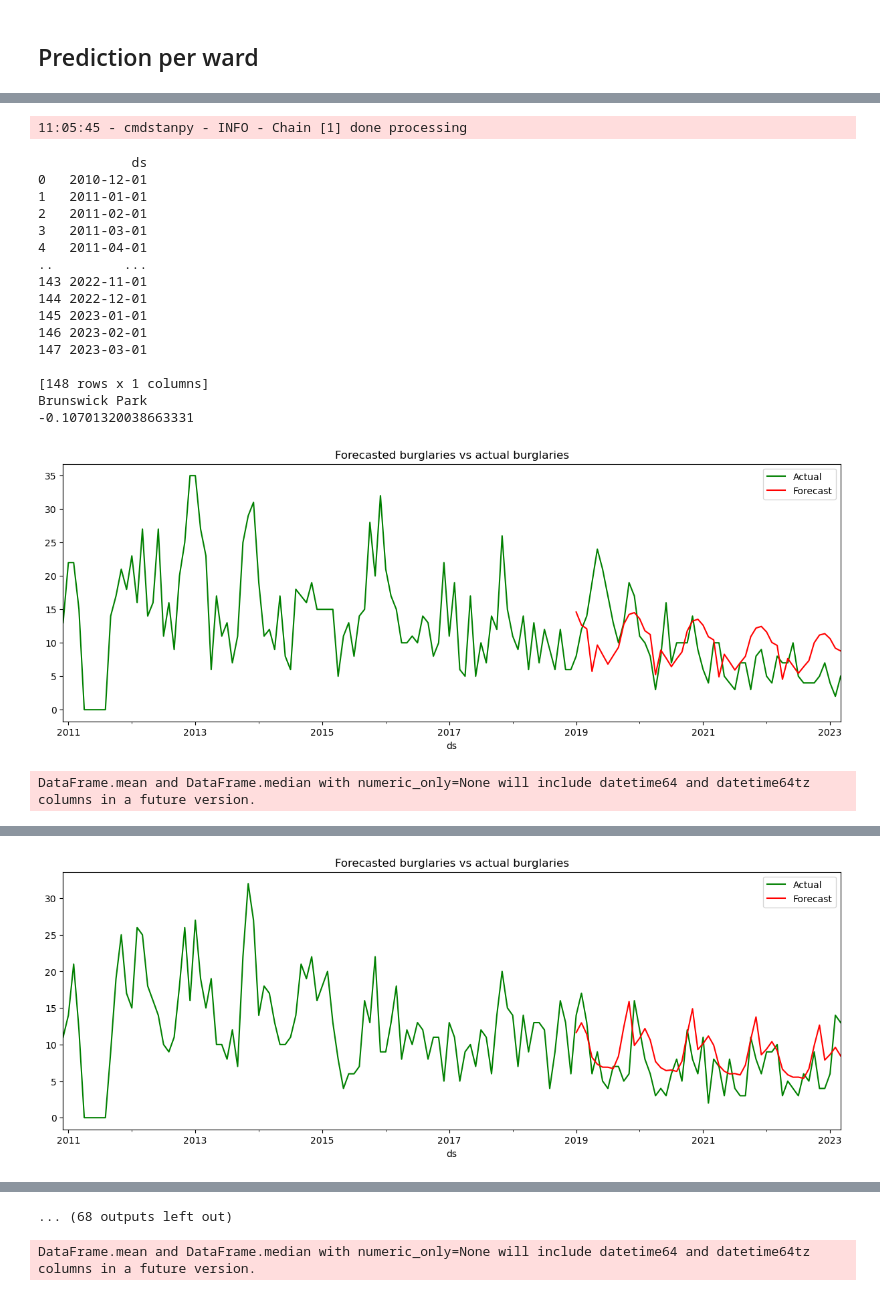
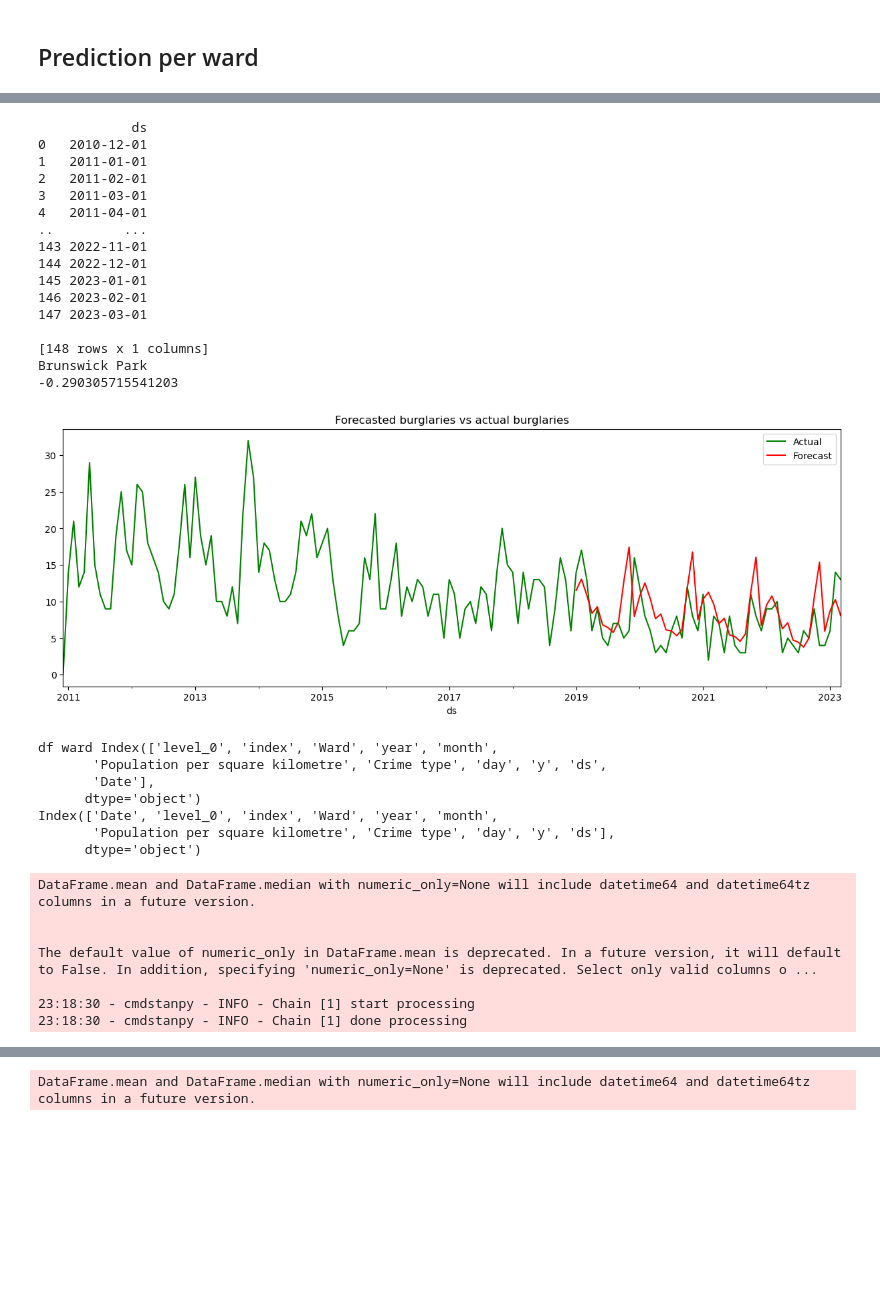
Before and after one commit to isavgt/JBG050-group11, a Jupyter notebook: forecast_prophet.ipynb, the cells around one changed output, grey strips where cells are left out. Saved outputs shown, nothing was run; the diff lists cells and outputs as text; code cells hidden in the pictures; blank space fills up the shorter version.

```diff
--- a/forecast_prophet.ipynb
+++ b/forecast_prophet.ipynb
@@ -139,17 +138,18 @@ best_model.plot_components(forecast)
 ## Prediction per ward
 # %%
 # Create the dataframe
-df_per_ward =  pd.read_csv('C:/Users/20203697/Downloads/filtered_df_utility_cols.csv')
-
+file =  pd.read_csv('C:/Users/20203697/Downloads/filtered_df_utility_cols.csv')
+df_per_ward= file.sort_values(['Year','Month num'],ascending=False).groupby(['Ward', 'Year', 'Month num', 'Population per square kilometre'])['Crime type'].count()
 # Create a dataframe with the wanted dates
 dates = pd.date_range(start='12/1/2010', end='3/1/2023', freq='MS').to_frame()
-
+df_per_ward = df_per_ward.reset_index()
 # Specify columns: ds, y, Date
-df_per_ward['y'] = df_per_ward['Burglary Rate']
 df_per_ward['day'] = 1
 df_per_ward = df_per_ward.reset_index()
+df_per_ward['y'] = df_per_ward['Crime type']
 df_per_ward = df_per_ward.rename(columns={'Month num': 'month', 'Year': 'year'})
 df_per_ward['ds'] = pd.to_datetime(df_per_ward[['year', 'month', 'day']])
 df_per_ward['Date'] = df_per_ward['ds']
 dates['Date'] = dates[0]
 dates = dates[['Date']]
+print(df_per_ward.columns)
@@ -156,10 +160,24 @@ dates = dates[['Date']]
 # %%
+#print(df_per_ward)
+
 # Get holiday dataset
 holiday = pd.DataFrame([])
 for date, name in sorted(holidays.country_holidays('GB', subdiv='England', years=[2012, 2013, 2014, 2015, 2016, 2017, 2018,2019,2020,2021, 2022, 2023]).items()):
     holiday= pd.concat([holiday, pd.DataFrame({'ds': date, 'holiday': "England-Holidays"}, index=[0])], ignore_index=True)
 
 holiday['ds'] = pd.to_datetime(holiday['ds'], format='%Y-%m-%d', errors='ignore')
+
+# Create a dataframe with the wanted dates
+dates = pd.date_range(start='12/1/2010', end='3/1/2023', freq='MS').to_frame()
+
+# Specify columns: ds, y, Date
+df_per_ward['day'] = 1
+df_per_ward = df_per_ward.reset_index()
+df_per_ward = df_per_ward.rename(columns={'Month num': 'month', 'Year': 'year'})
+df_per_ward['ds'] = pd.to_datetime(df_per_ward[['year', 'month', 'day']])
+df_per_ward['Date'] = df_per_ward['ds']
+dates['Date'] = dates[0]
+dates = dates[['Date']]
 
 # Loop over wards
 wards = ['Brunswick Park', 'Burnt Oak', 'Childs Hill', 'East Barnet',
@@ -170,8 +188,8 @@ wards = ['Brunswick Park', 'Burnt Oak', 'Childs Hill', 'East Barnet',
 for ward in wards:
        # Select data of ward
        df_ward = df_per_ward[df_per_ward['Ward']==ward]
-       df_ward = df_ward[['ds', 'Date', 'year', 'y', 'Population', 'Population per square kilometre', 'Hectares']]
-
+       #df_ward = df_ward[['ds', 'Date', 'year', 'y', 'Population', 'Population per square kilometre', 'Hectares']]
+       print('df ward', df_ward.columns)
        # Merge with all dates to have a consistent dataframe
        df_ward = pd.merge(dates, df_ward, how="left", on='Date')
        df_ward['ds'] = df_ward['Date']
@@ -180,9 +198,8 @@ for ward in wards:
        df_ward['year'] = pd.DatetimeIndex(df_ward['Date']).year
        train_ward = df_ward[df_ward['year']<(training_upto+1)]
        test_ward = df_ward[(df_ward['year']>training_upto)]
-       print((df_ward['Population'].isnull().sum()))
        print(df_ward.columns)
-       best_model = Prophet(seasonality_mode= 'multiplicative', changepoint_prior_scale= 0.01, seasonality_prior_scale= 0.15, holidays_prior_scale= 0.015, holidays= holiday)
+       best_model = best_model = Prophet(seasonality_mode= 'additive', changepoint_prior_scale= 0.01, seasonality_prior_scale= 0.15, holidays_prior_scale= 0.015, holidays= holiday)
        best_model.add_regressor('Population per square kilometre')
        best_model.fit(train_ward)
        future_dates = best_model.make_future_dataframe(periods=forecast_upto, freq='MS')
@@ -210,19 +234,31 @@ Index(['Date', 'ds', 'year', 'y', 'Population',
-11:05:45 - cmdstanpy - INFO - Chain [1] done processing
+            ds
+0   2010-12-01
+1   2011-01-01
+2   2011-02-01
+3   2011-03-01
+4   2011-04-01
+..         ...
+143 2022-11-01
+144 2022-12-01
+145 2023-01-01
+146 2023-02-01
+147 2023-03-01
+
+[148 rows x 1 columns]
+Brunswick Park
+-0.290305715541203
+[figure, new version]
-            ds
-0   2010-12-01
-1   2011-01-01
-2   2011-02-01
-3   2011-03-01
-4   2011-04-01
-..         ...
-143 2022-11-01
-144 2022-12-01
-145 2023-01-01
-146 2023-02-01
-147 2023-03-01
-
-[148 rows x 1 columns]
-Brunswick Park
--0.10701320038663331
+df ward Index(['level_0', 'index', 'Ward', 'year', 'month',
+       'Population per square kilometre', 'Crime type', 'day', 'y', 'ds',
+       'Date'],
+      dtype='object')
+Index(['Date', 'level_0', 'index', 'Ward', 'year', 'month',
+       'Population per square kilometre', 'Crime type', 'day', 'y', 'ds'],
+      dtype='object')
-[figure, old version]
 DataFrame.mean and DataFrame.median with numeric_only=None will include datetime64 and datetime64tz columns in a future version.
+
+
+The default value of numeric_only in DataFrame.mean is deprecated. In a future version, it will default to False. In addition, specifying 'numeric_only=None' is deprecated. Select only valid columns o ...
+
+23:18:30 - cmdstanpy - INFO - Chain [1] start processing
+23:18:30 - cmdstanpy - INFO - Chain [1] done processing
@@ -251 +295,0 @@ Burnt Oak
-[figure, old version]
@@ -257,4 +314,3 @@ Index(['Date', 'ds', 'year', 'y', 'Population',
-... (68 outputs left out)
 # %%
 holiday = pd.DataFrame([])
 for date, name in sorted(holidays.country_holidays('GB', subdiv='England', years=[2012, 2013, 2014, 2015, 2016, 2017, 2018,2019,2020,2021, 2022, 2023]).items()):
```
Also changed, not shown: parts of 6 cells of this notebook.
